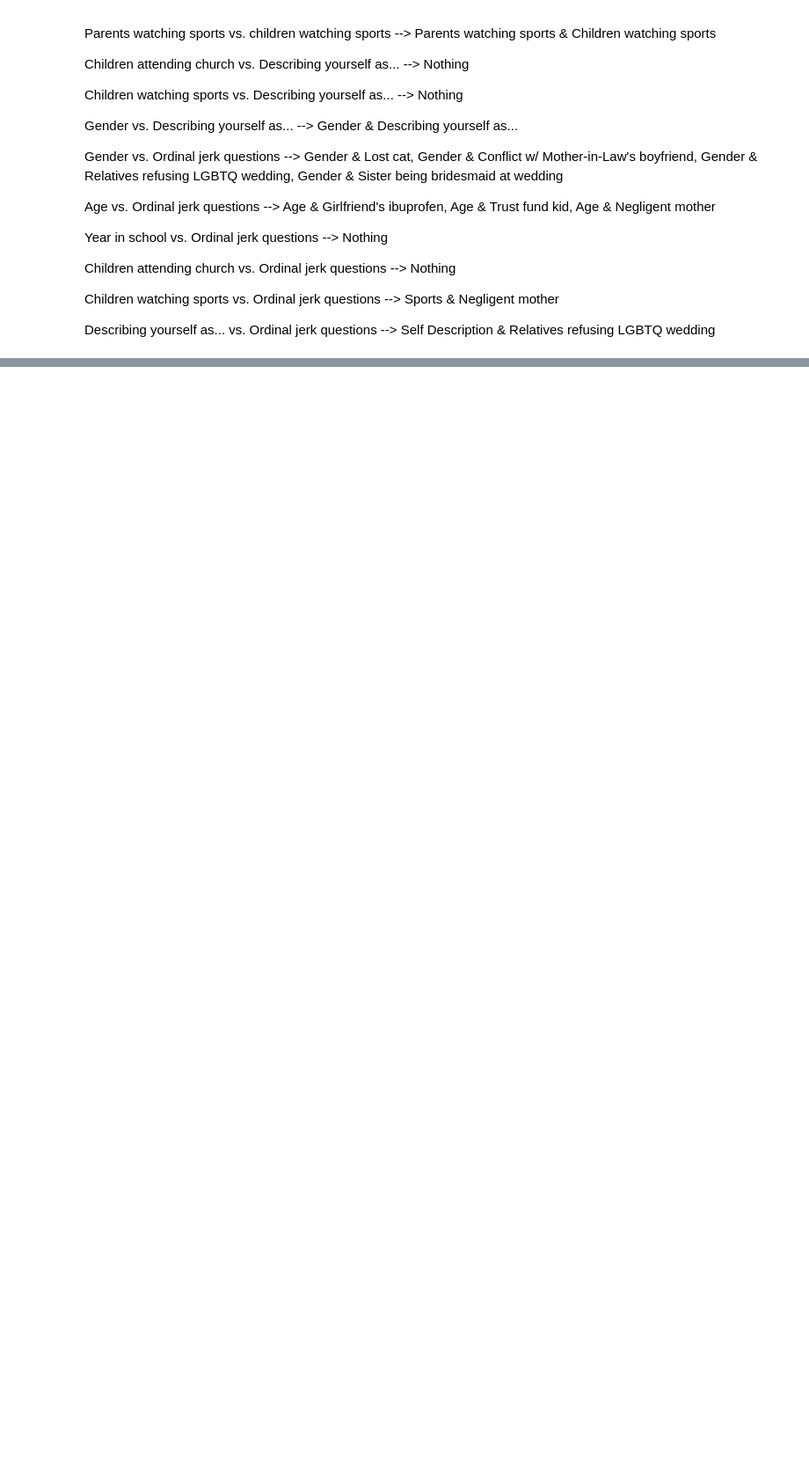
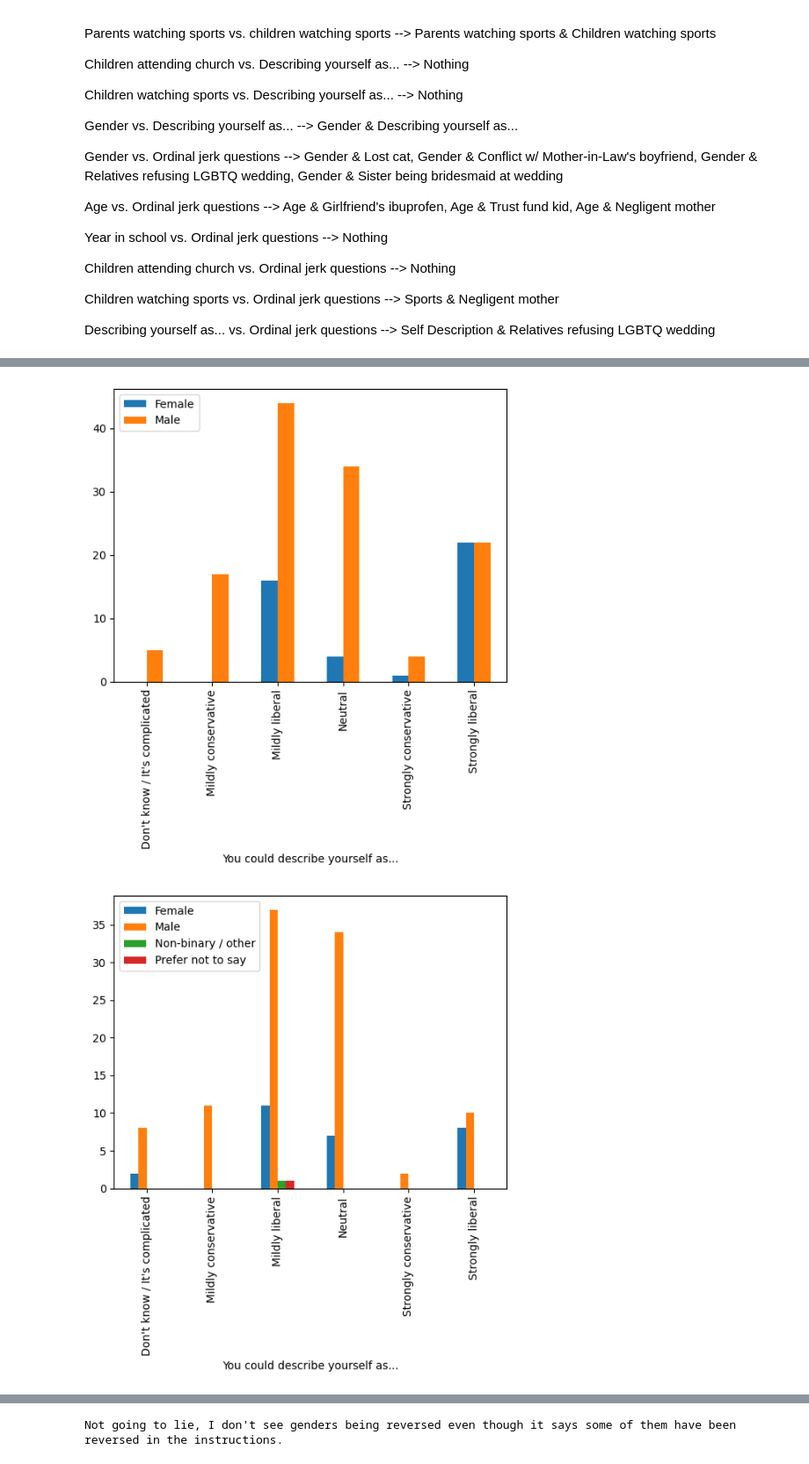
Before and after one commit to cheesuschris/320Homeworks, a Jupyter notebook: Homework2/Homework2.ipynb, the cells around one changed output, grey strips where cells are left out. Shown: that part at 88% size. Saved outputs shown, nothing was run; the diff lists cells and outputs as text; code cells hidden in the pictures; blank space fills up the shorter version.

```diff
--- a/Homework2/Homework2.ipynb
+++ b/Homework2/Homework2.ipynb
@@ -602,0 +790,28 @@ Describing yourself as... vs. Ordinal jerk questions --> Self Description & Rela
+# %%
+pd.crosstab(df_fall_2025["You could describe yourself as..."],
+            df_fall_2025["What bests represents your gender?"]).plot(kind="bar")
+plt.legend(loc = "upper left")
+plt.show()
+
+pd.crosstab(df_fall_2024["You could describe yourself as..."],
+            df_fall_2024["What bests represents your gender?"]).plot(kind="bar")
+plt.legend(loc = "upper left")
+plt.show()
+
+df_max_fall_2023["What bests represents your gender?"] = (
+    df_max_fall_2023["What bests represents your gender?"]
+    .replace("Famale", "Female")
+)
+
+pd.crosstab(df_max_fall_2023["You could describe yourself as..."],
+            df_max_fall_2023["What bests represents your gender?"]).plot(kind="bar")
+plt.legend(loc = "upper left")
+plt.show()
+
+pd.crosstab(df_spring_2025["You could describe yourself as..."],
+            df_spring_2025["What bests represents your gender?"]).plot(kind="bar")
+plt.legend(loc = "upper left")
+plt.show()
+# %% [output]
+[figure, added]
+[figure, added]
@@ -602,0 +820 @@ Describing yourself as... vs. Ordinal jerk questions --> Self Description & Rela
+Not going to lie, I don't see genders being reversed even though it says some of them have been reversed in the instructions.
```
Also changed, not shown: parts of 15 cells of this notebook.
